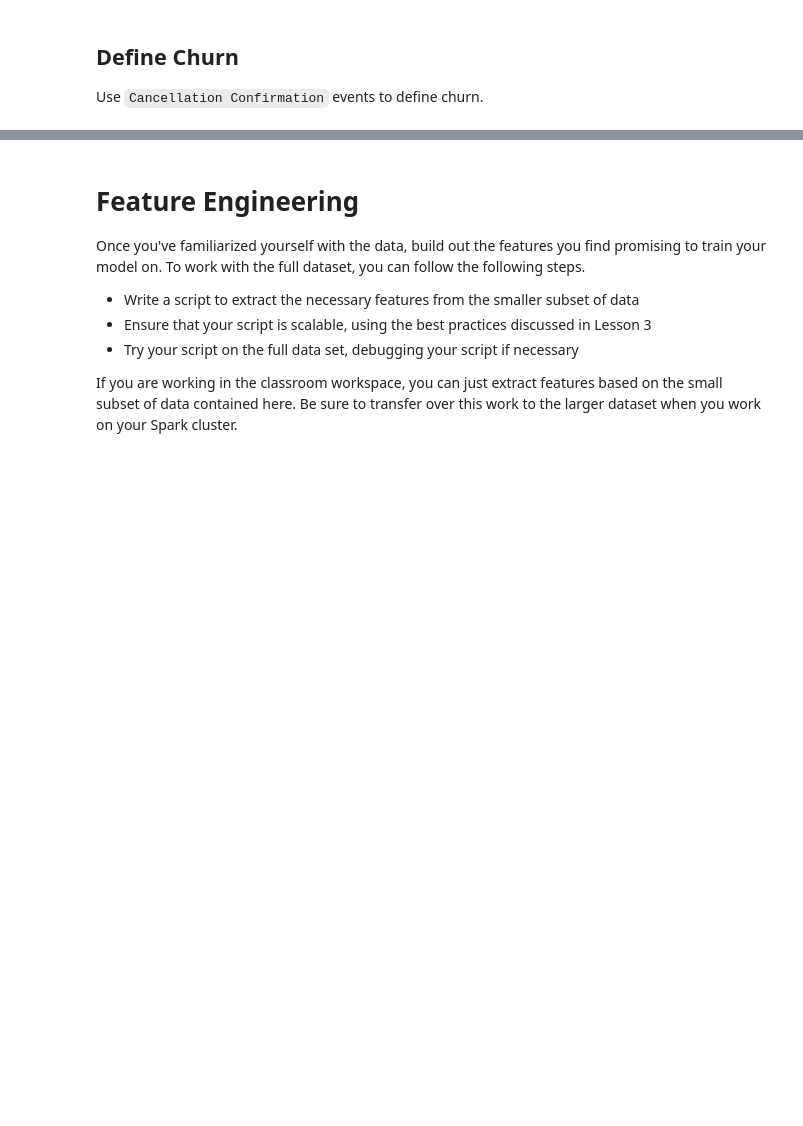
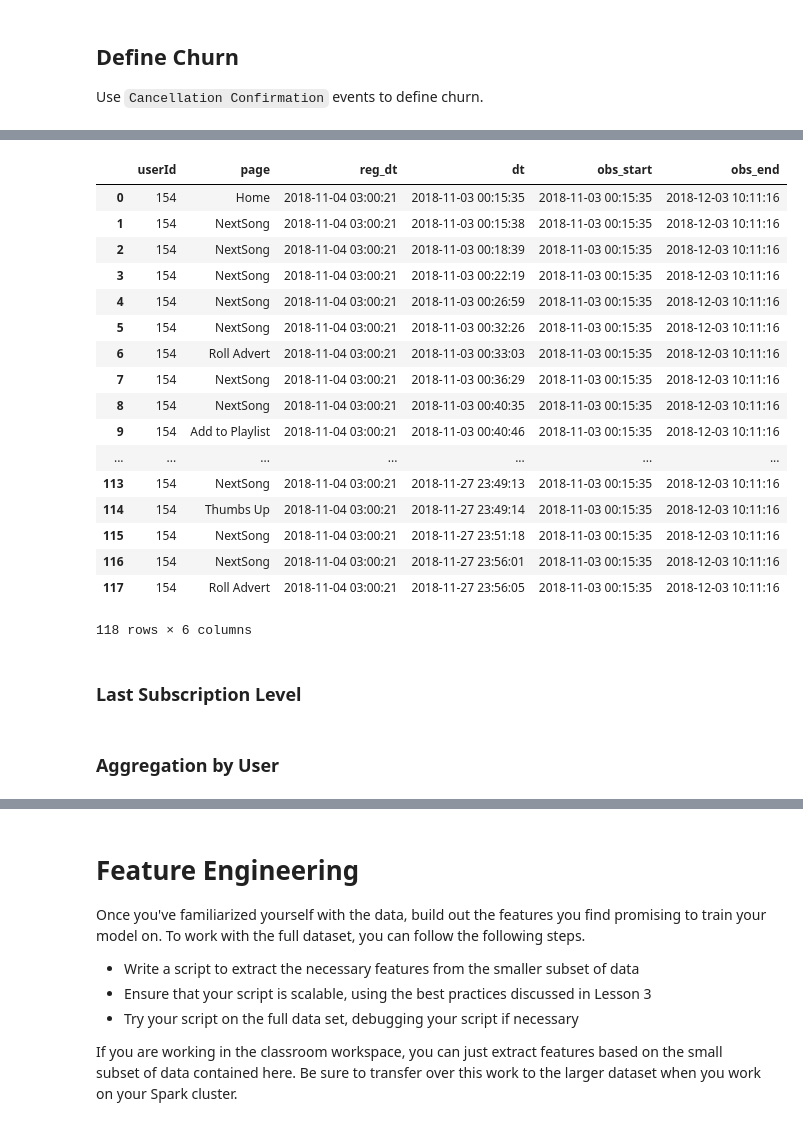
Before and after one commit to silviaclaire/sparkify, a Jupyter notebook: Sparkify.ipynb, the cells around one changed output, grey strips where cells are left out. Drawn from its saved outputs; the diff is of its cells as text; code cells hidden in the pictures; blank space fills up the shorter version.

```diff
--- a/Sparkify.ipynb
+++ b/Sparkify.ipynb
@@ -174,0 +314,25 @@ df = df.withColumn('churn', flag_churn('page'))
+# %%
+# weired case: registration date is after the first log date
+# use the first log date for obs_start
+display_user('154')
+# %% [output]
+|  | userId | page | reg_dt | dt | obs_start | obs_end |
+| 0 | 154 | Home | 2018-11-04 03:00:21 | 2018-11-03 00:15:35 | 2018-11-03 00:15:35 | 2018-12-03 10:11:16 |
+| 1 | 154 | NextSong | 2018-11-04 03:00:21 | 2018-11-03 00:15:38 | 2018-11-03 00:15:35 | 2018-12-03 10:11:16 |
+| 2 | 154 | NextSong | 2018-11-04 03:00:21 | 2018-11-03 00:18:39 | 2018-11-03 00:15:35 | 2018-12-03 10:11:16 |
+| 3 | 154 | NextSong | 2018-11-04 03:00:21 | 2018-11-03 00:22:19 | 2018-11-03 00:15:35 | 2018-12-03 10:11:16 |
+| 4 | 154 | NextSong | 2018-11-04 03:00:21 | 2018-11-03 00:26:59 | 2018-11-03 00:15:35 | 2018-12-03 10:11:16 |
+| 5 | 154 | NextSong | 2018-11-04 03:00:21 | 2018-11-03 00:32:26 | 2018-11-03 00:15:35 | 2018-12-03 10:11:16 |
+| 6 | 154 | Roll Advert | 2018-11-04 03:00:21 | 2018-11-03 00:33:03 | 2018-11-03 00:15:35 | 2018-12-03 10:11:16 |
+| 7 | 154 | NextSong | 2018-11-04 03:00:21 | 2018-11-03 00:36:29 | 2018-11-03 00:15:35 | 2018-12-03 10:11:16 |
+| 8 | 154 | NextSong | 2018-11-04 03:00:21 | 2018-11-03 00:40:35 | 2018-11-03 00:15:35 | 2018-12-03 10:11:16 |
+| 9 | 154 | Add to Playlist | 2018-11-04 03:00:21 | 2018-11-03 00:40:46 | 2018-11-03 00:15:35 | 2018-12-03 10:11:16 |
+| ... | ... | ... | ... | ... | ... | ... |
+| 113 | 154 | NextSong | 2018-11-04 03:00:21 | 2018-11-27 23:49:13 | 2018-11-03 00:15:35 | 2018-12-03 10:11:16 |
+| 114 | 154 | Thumbs Up | 2018-11-04 03:00:21 | 2018-11-27 23:49:14 | 2018-11-03 00:15:35 | 2018-12-03 10:11:16 |
+| 115 | 154 | NextSong | 2018-11-04 03:00:21 | 2018-11-27 23:51:18 | 2018-11-03 00:15:35 | 2018-12-03 10:11:16 |
+| 116 | 154 | NextSong | 2018-11-04 03:00:21 | 2018-11-27 23:56:01 | 2018-11-03 00:15:35 | 2018-12-03 10:11:16 |
+| 117 | 154 | Roll Advert | 2018-11-04 03:00:21 | 2018-11-27 23:56:05 | 2018-11-03 00:15:35 | 2018-12-03 10:11:16 |
+118 rows × 6 columns
+# %% [markdown]
+### Last Subscription Level
@@ -174,0 +342,2 @@ df = df.withColumn('churn', flag_churn('page'))
+# %% [markdown]
+### Aggregation by User
```
Also changed, not shown: parts of 24 cells of this notebook, 1 other file.
